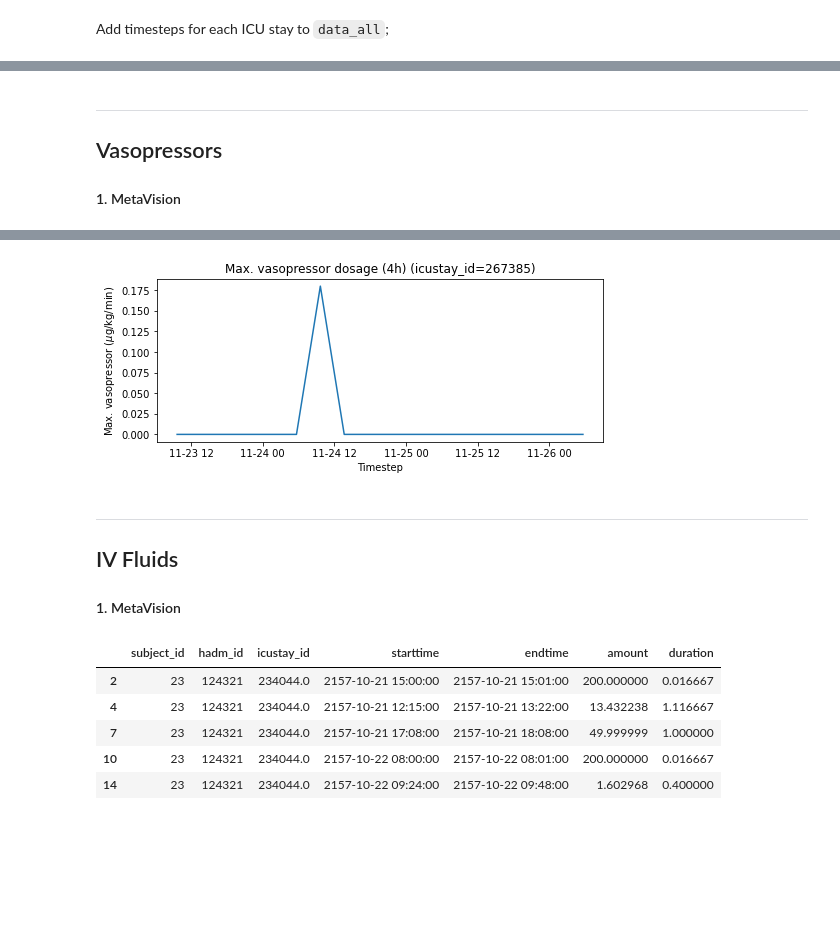
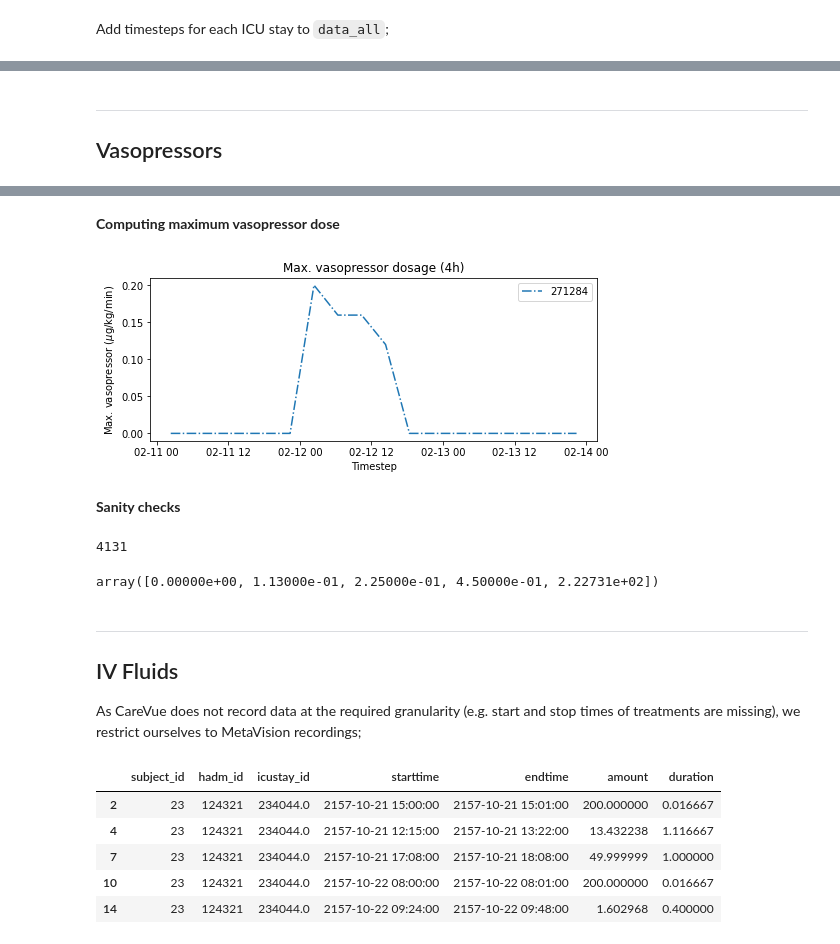
Before and after one commit to thomas097/Haemodynamic-Optimization-Reinforcement-Learning, a Jupyter notebook: preprocessing/MIMIC-III_preprocessing_roggeveen_v5.ipynb, the cells around one changed output, grey strips where cells are left out. Drawn from its saved outputs; the diff is of its cells as text; code cells hidden in the pictures; blank space fills up the shorter version.

```diff
--- a/preprocessing/MIMIC-III_preprocessing_roggeveen_v5.ipynb
+++ b/preprocessing/MIMIC-III_preprocessing_roggeveen_v5.ipynb
@@ -59,21 +59,30 @@ def read_csv(fname):
 # plots values of under `key` over time
 def plot_single(dct, key, title='', xlabel='Timestep', ylabel='Value', style='.-'):
     icustay_id = None
-    has_data = False
-    while not has_data:
+    x = None
+    y = None
+
+    icustay_ids = list(dct.keys())
+    while x is None:
         # Pick a random ICU stay from dct
-        icustay_id = random.choice(list(set(dct.keys())))
+        icustay_id = random.choice(icustay_ids)
 
-        # Continue if no data logged for key or values are at most zero (e.g. to mark no fluids were administered)
-        has_data = (key in dct[icustay_id]) and (np.max(dct[icustay_id][key]) != 0)
+        # Continue if no data logged for key
+        if key not in dct[icustay_id]:
+            continue
 
-    data = dct[icustay_id]
+        # Continue if values are all zeros/NaNs (e.g. to mark no fluids were administered)
+        data = np.nan_to_num(dct[icustay_id][key])
+        if np.max(data) > 0:
+            x = dct[icustay_id]['timestep'][1:]
+            y = data
 
     plt.figure(figsize=(8, 3))
-    plt.plot(data['timestep'][1:], data[key], style)
-    plt.title('%s (icustay_id=%s)' % (title, icustay_id))
+    plt.plot(x, y, style, label=str(icustay_id))
+    plt.title(title)
     plt.xlabel(xlabel)
     plt.ylabel(ylabel)
+    plt.legend()
     plt.show()
 
 # Converts a series of deltatime objects into hours
@@ -156,7 +166,5 @@ for icustay_id, timesteps in icustay_timesteps.items():
     data_all[icustay_id]['timestep'] = timesteps
 # %%
 # Plot timesteps of random admission
-icustay_id = random.choice(list(set(data_all.keys())))
-print('ICU stay =', icustay_id)
-data_all[icustay_id]
+data_all[255559]
 # %% [output]
@@ -174,8 +181,6 @@ ICU stay = 248910
 # %% [markdown]
 ---
 ## Vasopressors
-
-#### 1. MetaVision
 # %%
 vaso_mv_df = read_csv(DATA_DIR + 'vassopressors_mv_cohort.csv')
 vaso_mv_df.head()
@@ -186,6 +191,8 @@ vaso_mv_df.head()
 | 2 | 200063 | 2141-03-21 14:41:00 | 2141-03-21 15:00:00 | 0.401104 | mcg/kg/min | 131.8 | 8037665 | 5139193 | ... |
 | 3 | 200063 | 2141-03-21 15:00:00 | 2141-03-21 15:27:00 | 0.301501 | mcg/kg/min | 131.8 | 6825847 | 5139193 | ... |
 | 4 | 200063 | 2141-03-21 15:27:00 | 2141-03-21 18:27:00 | 0.200936 | mcg/kg/min | 131.8 | 5209279 | 5139193 | ... |
+# %% [markdown]
+**Computing maximum vasopressor dose**<br>
 # %%
 # Consider ICU stays one-by-one
 for icustay_id, treatments in tqdm(vaso_mv_df.groupby('icustay_id')):
@@ -196,7 +203,7 @@ for icustay_id, treatments in tqdm(vaso_mv_df.groupby('icustay_id')):
 
     # Populate empty vector of measurements
     timesteps = icustay_timesteps[icustay_id]
-    max_vaso = np.zeros(len(timesteps) - 1, dtype=np.float64)
+    max_vaso = np.full(len(timesteps) - 1, np.nan)
 
     for i, interval_start in enumerate(timesteps[:-1]):
         interval_end = timesteps[i + 1]
@@ -206,22 +213,39 @@ for icustay_id, treatments in tqdm(vaso_mv_df.groupby('icustay_id')):
         condition = (treatments['starttime'] <= interval_end) & (treatments['endtime'] > interval_start)
 
         # Compute max vasopressor intake in mcg/kg/min (norepinephrine-equivalent)
-        # Q - What is rationale for max?
-        max_vaso[i] = np.nan_to_num(treatments[condition]['mcgkgmin'].max(), nan=0)
+        max_vaso[i] = treatments[condition]['mcgkgmin'].max()
+
+        # Set low treatment amounts to zero (see Roggeveen et al.)
+        # Remark: Why drop low treatment doses?
+        if max_vaso[i] <= 1e-2:
+            max_vaso[i] = 0.0
 
     data_all[icustay_id]['max_vaso'] = max_vaso
 
 del vaso_mv_df
 # %%
 # Plot random patient
-plot_single(data_all, key='max_vaso', title='Max. vasopressor dosage (%s)' % INTERVAL_TIME, ylabel='Max. vasopressor ($\mu$g/kg/min)', style='-')
+plot_single(data_all, key='max_vaso', title='Max. vasopressor dosage (%s)' % INTERVAL_TIME, ylabel='Max. vasopressor ($\mu$g/kg/min)', style='-.')
 # %% [output]
-[figure, old version]
+[figure, new version]
+# %% [markdown]
+**Sanity checks**
+# %%
+# How many admissions have vasopressor registered?
+sum([1 if 'max_vaso' in adm else 0 for adm in data_all.values()])
+# %% [output]
+4131
+# %%
+# Does the action space look like Roggeveen te al?
+max_vasos = np.row_stack([adm['max_vaso'] for _, adm in data_all.items() if 'max_vaso' in adm])
+np.nanquantile(max_vasos, np.linspace(0, 1, 5)).round(3) # Approved!
+# %% [output]
+array([0.00000e+00, 1.13000e-01, 2.25000e-01, 4.50000e-01, 2.22731e+02])
 # %% [markdown]
 ---
 ## IV Fluids
 
-#### 1. MetaVision
+As CareVue does not record data at the required granularity (e.g. start and stop times of treatments are missing), we restrict ourselves to MetaVision recordings;
 # %%
 ivfluid_mv_df = read_csv(DATA_DIR + 'inputevents_mv_cohort.csv')
 
```
Also changed, not shown: parts of 61 cells of this notebook.
